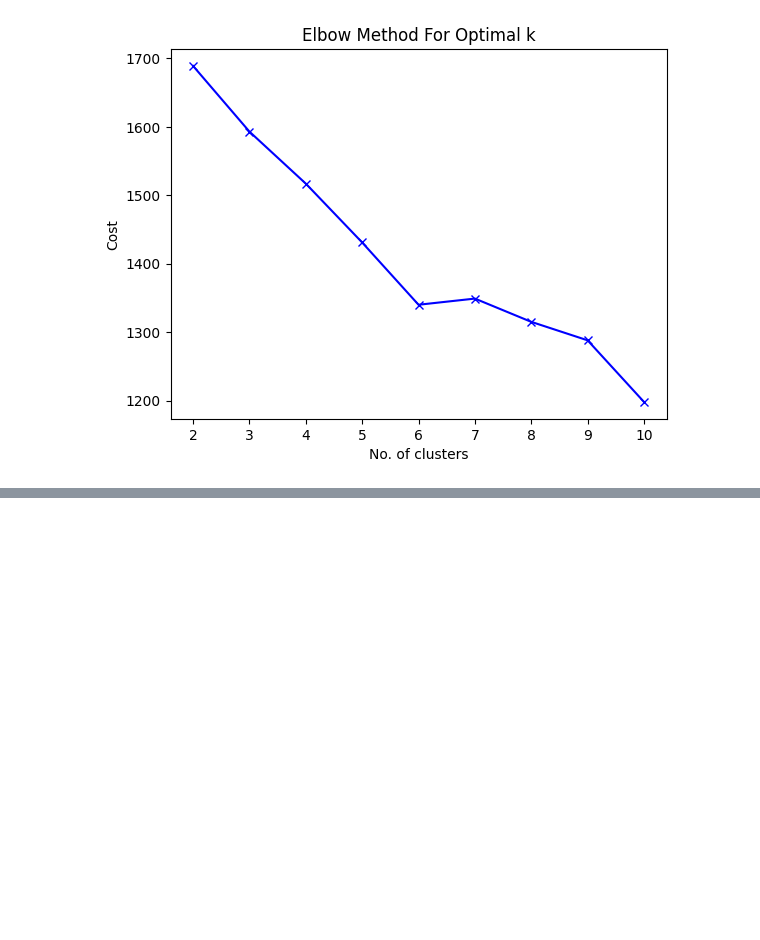
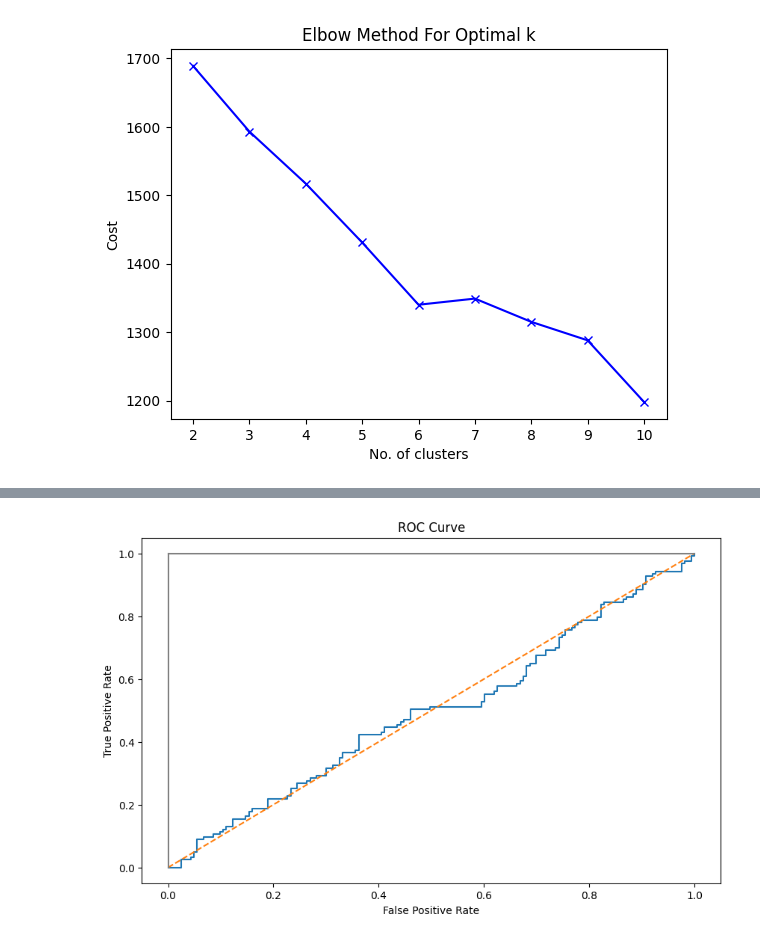
Before and after one commit to omar-elmeteny/MLProject, a Jupyter notebook: ml_project.ipynb, the cells around one changed output, grey strips where cells are left out. Saved outputs shown, nothing was run; the diff lists cells and outputs as text; code cells hidden in the pictures; blank space fills up the shorter version.

```diff
--- a/ml_project.ipynb
+++ b/ml_project.ipynb
@@ -897,0 +909,13 @@ plot_clusters_vs_groundtruth(categorical_features, cluster_labels, 'mode', df_sp
+# %%
+def split_data(df, target_variable, df_original):
+    X = df
+    Y = df_original[target_variable]
+    X_train, X_test, Y_train, Y_test = train_test_split(
+        X, Y,
+        test_size=0.3,
+        train_size=0.7,
+        random_state=42,
+    )
+    return X_train, X_test, Y_train, Y_test
+
+X_train, X_test, Y_train, Y_test = split_data(feature_selection_high_correlation, 'mode', df_spotify)
@@ -897,0 +975,22 @@ plot_clusters_vs_groundtruth(categorical_features, cluster_labels, 'mode', df_sp
+# %%
+def plot_roc_curve(log_model, X_test, Y_test):
+    # Get the predicted probabilities
+    y_pred_prob = log_model.predict_proba(X_test)[:,1]
+
+    # Create true and false positive rates
+    false_positive_rate, true_positive_rate, threshold = roc_curve(Y_test, y_pred_prob)
+
+    # Plot ROC curve
+    plt.figure(figsize=(10,6))
+    plt.title('ROC Curve')
+    plt.plot(false_positive_rate, true_positive_rate)
+    plt.plot([0,1], ls='--')
+    plt.plot([0,0],[1,0], c='.5')
+    plt.plot([1,1], c='.5')
+    plt.ylabel('True Positive Rate')
+    plt.xlabel('False Positive Rate')
+    plt.show()
+
+plot_roc_curve(log_model, X_test, Y_test)
+# %% [output]
+[figure, added]
```
Also changed, not shown: parts of 11 cells of this notebook.
